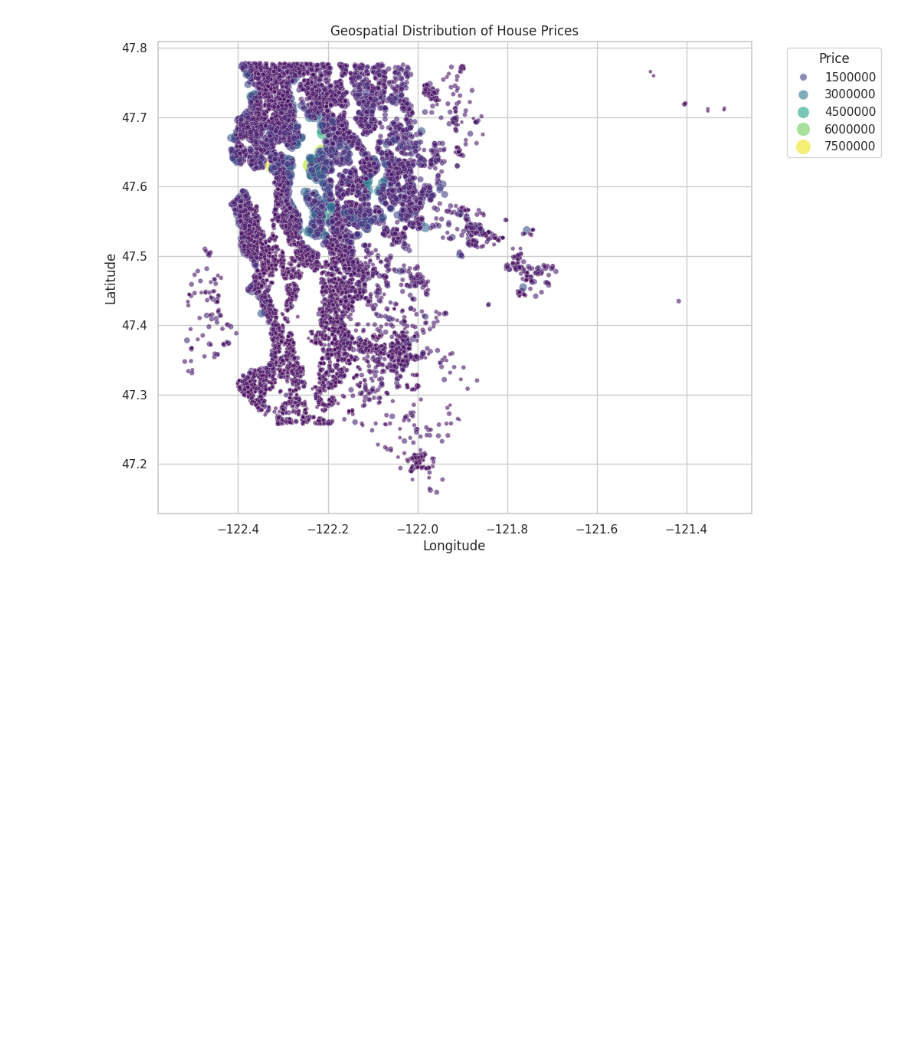
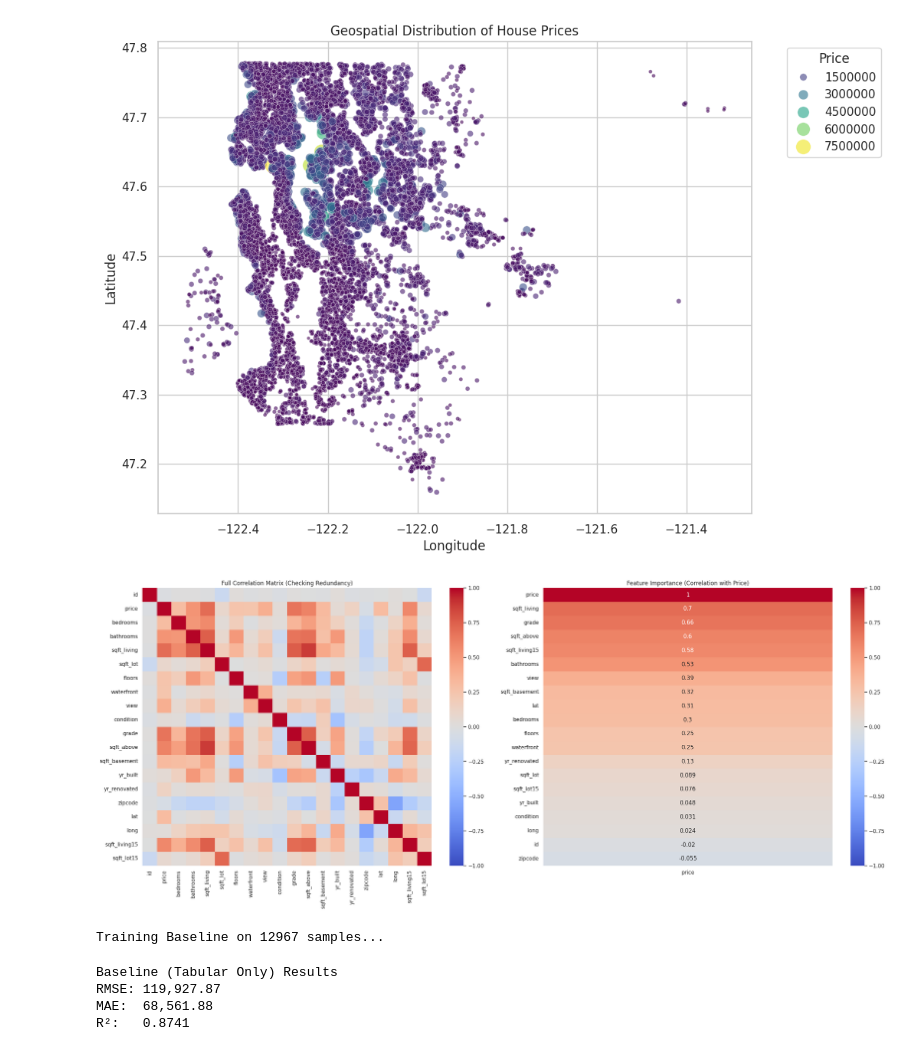
Before and after one commit to anshita195/satellite-imagery-based-property-valuation, a Jupyter notebook: eda_and_baseline.ipynb, the cells around one changed output. Saved outputs shown, nothing was run; the diff lists cells and outputs as text; code cells hidden in the pictures; blank space fills up the shorter version.

```diff
--- a/eda_and_baseline.ipynb
+++ b/eda_and_baseline.ipynb
@@ -8,6 +8,6 @@ from sklearn.ensemble import RandomForestRegressor
 from sklearn.metrics import mean_squared_error, r2_score, mean_absolute_error
 
 # Set plot style
-sns.set(style="whitegrid")
+sns.set_theme(style="whitegrid")
 # %%
 # Load the datasets
@@ -131,3 +68,69 @@ plt.legend(title='Price', bbox_to_anchor=(1.05, 1), loc='upper left')
 plt.show()
 # %% [output]
 [figure]
+# %%
+# 2. Correlation Matrix
+# Select numeric columns
+numeric_df = df_train.select_dtypes(include=[np.number])
+corr_matrix = numeric_df.corr()
+
+# Create a figure with 2 subplots
+fig, (ax1, ax2) = plt.subplots(1, 2, figsize=(24, 10))
+
+# PLOT 1: Full Matrix
+sns.heatmap(corr_matrix, annot=False, cmap='coolwarm', vmin=-1, vmax=1, ax=ax1)
+ax1.set_title('Full Correlation Matrix (Checking Redundancy)')
+
+# PLOT 2: Target Correlation
+# We sort it to make it a ranked list
+target_corr = corr_matrix[['price']].sort_values(by='price', ascending=False)
+sns.heatmap(target_corr, annot=True, cmap='coolwarm', vmin=-1, vmax=1, ax=ax2)
+ax2.set_title('Feature Importance (Correlation with Price)')
+
+plt.tight_layout()
+plt.show()
+# %% [output]
+[figure, added]
+# %%
+from sklearn.impute import SimpleImputer
+
+# Preprocessing
+# Drop non-predictive columns
+low_corr_cols = ['id','price','date']
+X = df_train.drop(columns=low_corr_cols)
+y = df_train['price']
+
+# Handle missing values (Imputation)
+imputer = SimpleImputer(strategy='median')
+X_imputed = imputer.fit_transform(X)
+
+# Convert back to DataFrame so we keep column names
+X = pd.DataFrame(X_imputed, columns=X.columns)
+
+# Split Data (Same split as the DL pipeline for fair comparison)
+X_train, X_val, y_train, y_val = train_test_split(X, y, test_size=0.2, random_state=13)
+
+print(f"Training Baseline on {X_train.shape[0]} samples...")
+# %% [output]
+Training Baseline on 12967 samples...
+# %%
+# Train Random Forest
+rf_model = RandomForestRegressor(n_estimators=150, random_state=13, n_jobs=-1)
+rf_model.fit(X_train, y_train)
+
+# Evaluate
+y_pred = rf_model.predict(X_val)
+
+rmse = np.sqrt(mean_squared_error(y_val, y_pred))
+mae = mean_absolute_error(y_val, y_pred)
+r2 = r2_score(y_val, y_pred)
+
+print("Baseline (Tabular Only) Results")
+print(f"RMSE: {rmse:,.2f}")
+print(f"MAE:  {mae:,.2f}")
+print(f"R²:   {r2:.4f}")
+# %% [output]
+Baseline (Tabular Only) Results
+RMSE: 119,927.87
+MAE:  68,561.88
+R²:   0.8741
```
Also changed, not shown: parts of 7 cells of this notebook, 2 other files.
